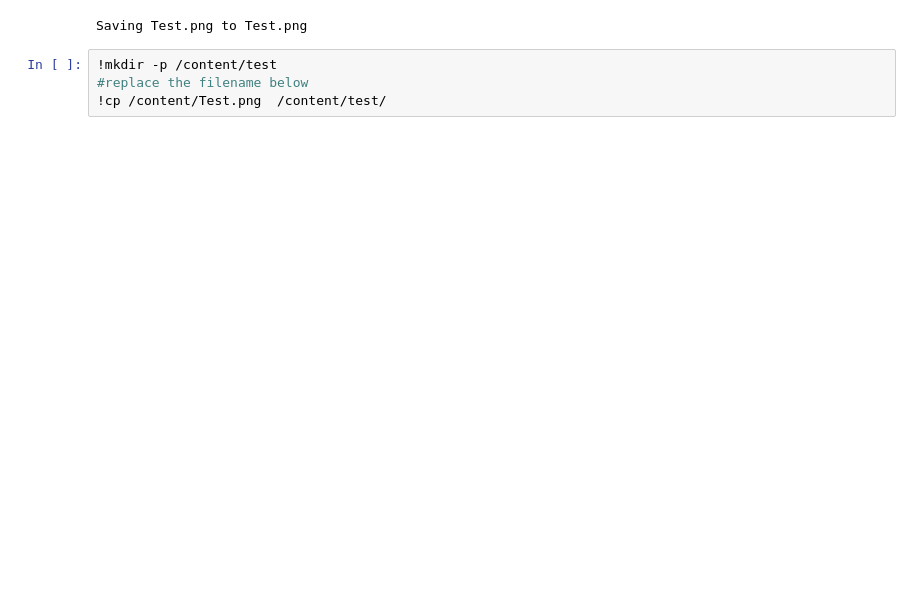
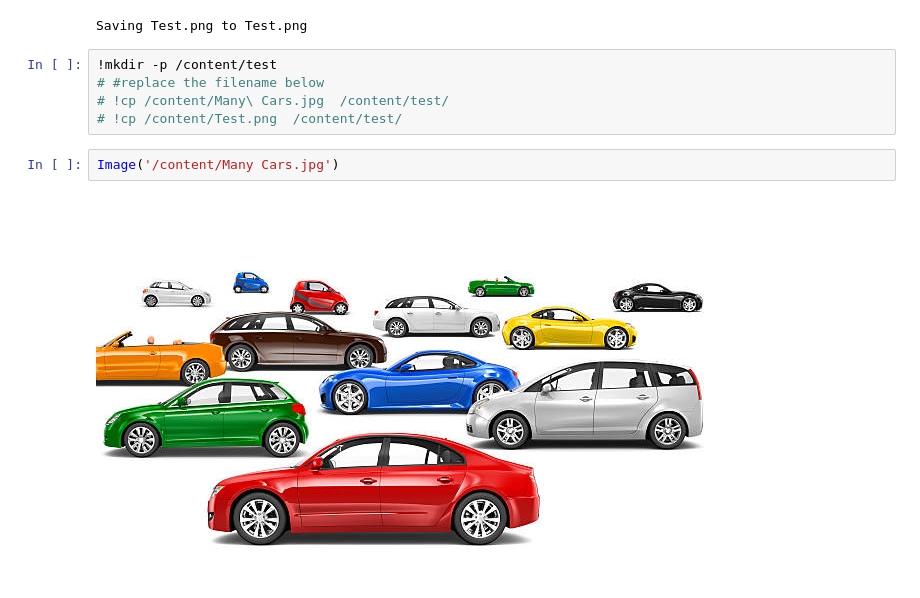
Before and after one commit to vsnupoudel/CarHuman-ObjectDetection-yolov5-training-and-inference, a Jupyter notebook: Man_vs_Car.ipynb, the cells around one changed output. Saved outputs shown, nothing was run; the diff lists cells and outputs as text; blank space fills up the shorter version.

```diff
--- a/Man_vs_Car.ipynb
+++ b/Man_vs_Car.ipynb
@@ -255,8 +258,13 @@ uploaded = files.upload()
 Saving Test.png to Test.png
 # %%
 !mkdir -p /content/test
-#replace the filename below
-!cp /content/Test.png  /content/test/
+# #replace the filename below
+# !cp /content/Many\ Cars.jpg  /content/test/
+# !cp /content/Test.png  /content/test/
+# %%
+Image('/content/Many Cars.jpg')
+# %% [output]
+[figure, added]
 # %%
 %%bash
 python /content/yolov5/detect.py --weights /content/yolov5/runs/train/v0/weights/best.pt --img 416 --conf 0.1 --source /content/test/
```
Also changed, not shown: parts of 11 cells of this notebook.
